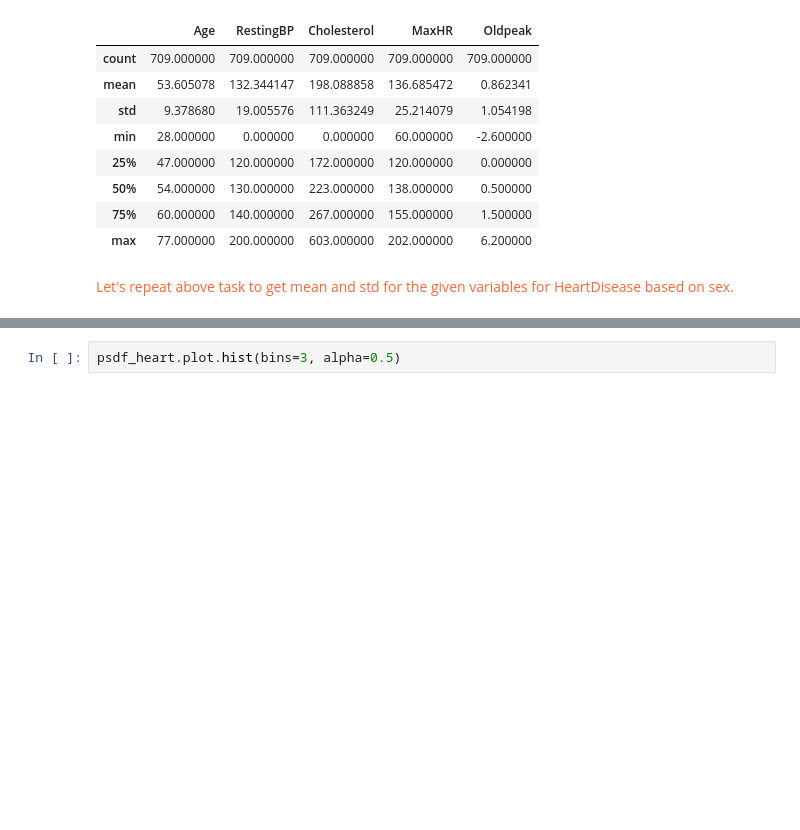
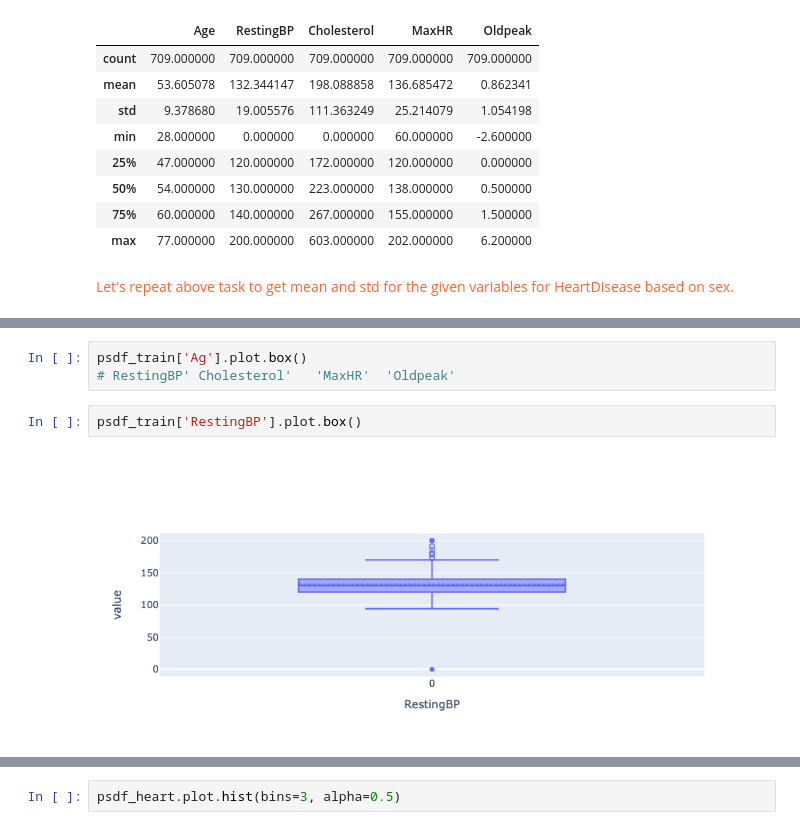
Before and after one commit to akoncsugit/HeartFailure, a Jupyter notebook: FinalProject.ipynb, the cells around one changed output, grey strips where cells are left out. Cells and saved outputs as stored; diff of their text form; blank space fills up the shorter version.

```diff
--- a/FinalProject.ipynb
+++ b/FinalProject.ipynb
@@ -169,0 +196,7 @@ NameError: name 'psdf_train_summ_sex' is not defined
+# %%
+psdf_train['Ag'].plot.box()
+# RestingBP' Cholesterol'   'MaxHR'  'Oldpeak'
+# %%
+psdf_train['RestingBP'].plot.box()
+# %% [output]
+[figure, added]
```
Also changed, not shown: parts of 16 cells of this notebook.
